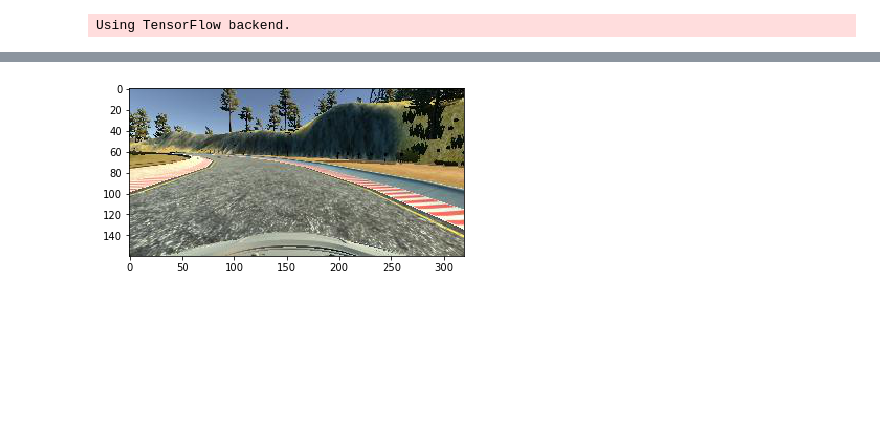
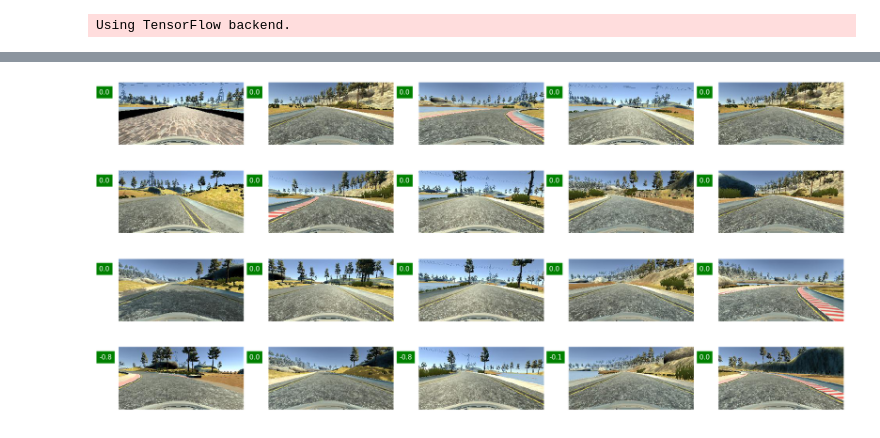
Before and after one commit to emoffee/UdacityBehaviourCloning, a Jupyter notebook: Model.ipynb, the cells around one changed output, grey strips where cells are left out. Drawn from its saved outputs; the diff is of its cells as text; code cells hidden in the pictures; blank space fills up the shorter version.

```diff
--- a/Model.ipynb
+++ b/Model.ipynb
@@ -21,9 +21,9 @@ DrivingLog = './driving_log.csv'
 OutputModelJson = 'model.json'
 OutputModelH5 = 'model.h5'
 
-batch_size = 20
+batch_size = 32
 nb_classes = 1
-nb_epoch = 200
+nb_epoch = 100
 channel,rows, cols = 3, 160, 320
 input_shape=(channel,rows,cols)
 pool_size = (2, 3)
@@ -102,36 +102,94 @@ print("---------------------------------------")
 print("4. Plots of Input Driving Records:")
 
 plt.figure(1)
-plt.subplot(221)
-plt.plot(driving_csv['Steering Angle'],lw=2)
+linewidth=2
+bins=np.linspace(-1, 1, 250)
+speedbins=np.linspace(0,35,210)
+
+
+plt.subplot(341)
+plt.plot(driving_csv['Steering Angle'],lw=linewidth)
 plt.ylabel('Steering Angle')
-plt.subplot(222)
-plt.plot(driving_csv['Throttle'],lw=2)
+plt.subplot(342)
+plt.plot(driving_csv['Throttle'],lw=linewidth)
 plt.ylabel('Throttle')
-plt.subplot(223)
-plt.plot(driving_csv['Break'],lw=2)
+plt.subplot(343)
+plt.plot(driving_csv['Break'],lw=linewidth)
 plt.ylabel('Break')
-plt.subplot(224)
-plt.plot(driving_csv['Speed'],lw=2)
+plt.subplot(344)
+plt.plot(driving_csv['Speed'],lw=linewidth)
 plt.ylabel('Speed')
-plt.subplots_adjust(top=0.9, bottom=0.1, left=0.1, right=0.9, hspace=0.25,wspace=0.35)
+
+plt.subplot(345)
+plt.hist(driving_csv['Steering Angle'],bins)
+plt.ylabel('Count')
+plt.xlabel('Steering Angle')
+plt.subplot(346)
+plt.hist(driving_csv['Throttle'],bins)
+plt.ylabel('Count')
+plt.xlabel('Throttle')
+plt.subplot(347)
+plt.hist(driving_csv['Break'],bins)
+plt.ylabel('Count')
+plt.xlabel('Break')
+plt.subplot(348)
+plt.hist(driving_csv['Speed'],speedbins)
+plt.ylabel('Count')
+plt.xlabel('Speed')
+
+plt.subplot(3,4,9)
+plt.hist(driving_csv['Steering Angle'],bins)
+plt.ylabel('Log Count')
+plt.xlabel('Steering Angle')
+plt.yscale('log', nonposy='clip')
+plt.subplot(3,4,10)
+plt.hist(driving_csv['Throttle'],
+         bins)
+plt.ylabel('Log Count')
+plt.xlabel('Throttle')
+plt.yscale('log', nonposy='clip')
+plt.subplot(3,4,11)
+plt.hist(driving_csv['Break'],bins)
+plt.ylabel('Log Count')
+plt.xlabel('Break')
+plt.yscale('log', nonposy='clip')
+plt.subplot(3,4,12)
+plt.hist(driving_csv['Speed'],speedbins)
+plt.ylabel('Log Count')
+plt.yscale('log', nonposy='clip')
+plt.xlabel('Speed')
+
+plt.subplots_adjust(top=2, bottom=0.1, left=0, right=2, hspace=0.25,wspace=0.5)
 plt.show()
 
 ## Driving records with break/zero speed should be eliminated
 ## I play the game with almost car stop!
 
 # Extract center image(CI) and steering Angle(SA) from IMG folder & driving records
-CI_path = [driving_csv.loc[i][0] for i in range(len(driving_csv))]
+CI_path = np.array([driving_csv.loc[i][0] for i in range(len(driving_csv))])
+
 SA = [driving_csv.loc[i][3] for i in range(len(driving_csv))]
-CI_path=np.array(CI_path)
 SA = np.array(SA).astype(np.float32)
 
 # Import images
 CI_images = [mpimg.imread(imgpath) for imgpath in CI_path]
 
-print("5. A sample image from simulation:")
+print("5. Sample images from simulation:")
 print("Sample Image shape: ", CI_images[0].shape)
-plt.imshow(CI_images[0])
-print("---------------------------------------")
+
+import random as genran
+my_randoms = genran.sample(range(len(CI_images)-1), 20)
+
+for count,idex in enumerate(my_randoms):
+    img = CI_images[idex]
+    plt.subplot(4, 5, count + 1)
+    plt.imshow(img)
+    plt.axis("off")
+    plt.text(-50, 30, SA[idex],backgroundcolor='g',color='w',fontsize=15)
+
+fig = plt.gcf()
+fig.set_size_inches(30, 30)
+fig.subplots_adjust(hspace=-.8)
+plt.show()
 # %% [output]
 Using TensorFlow backend.
@@ -159 +216 @@ Sample Image shape:  (160, 320, 3)
-[figure, old version]
+[figure, new version]
```
Also changed, not shown: parts of 4 cells of this notebook.
